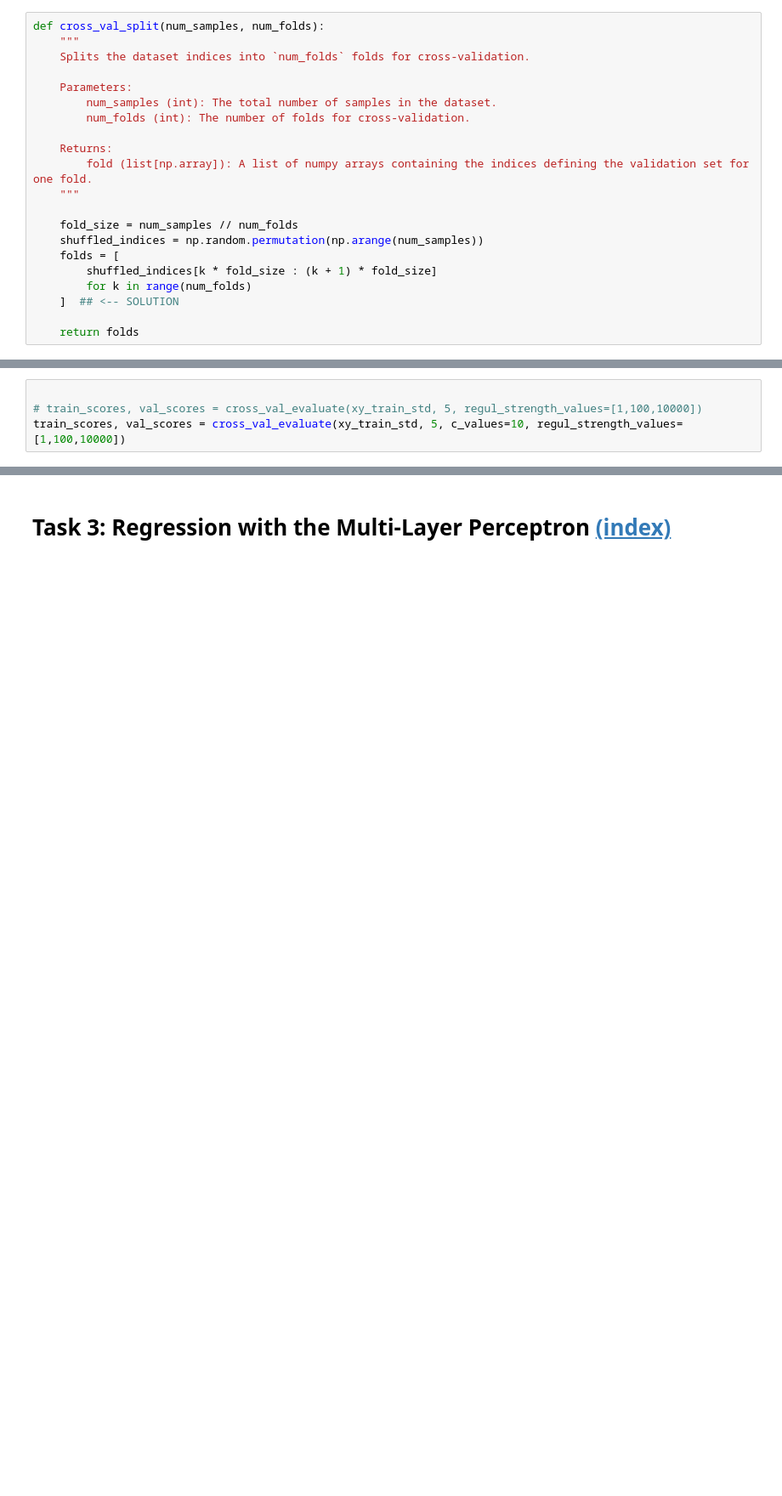
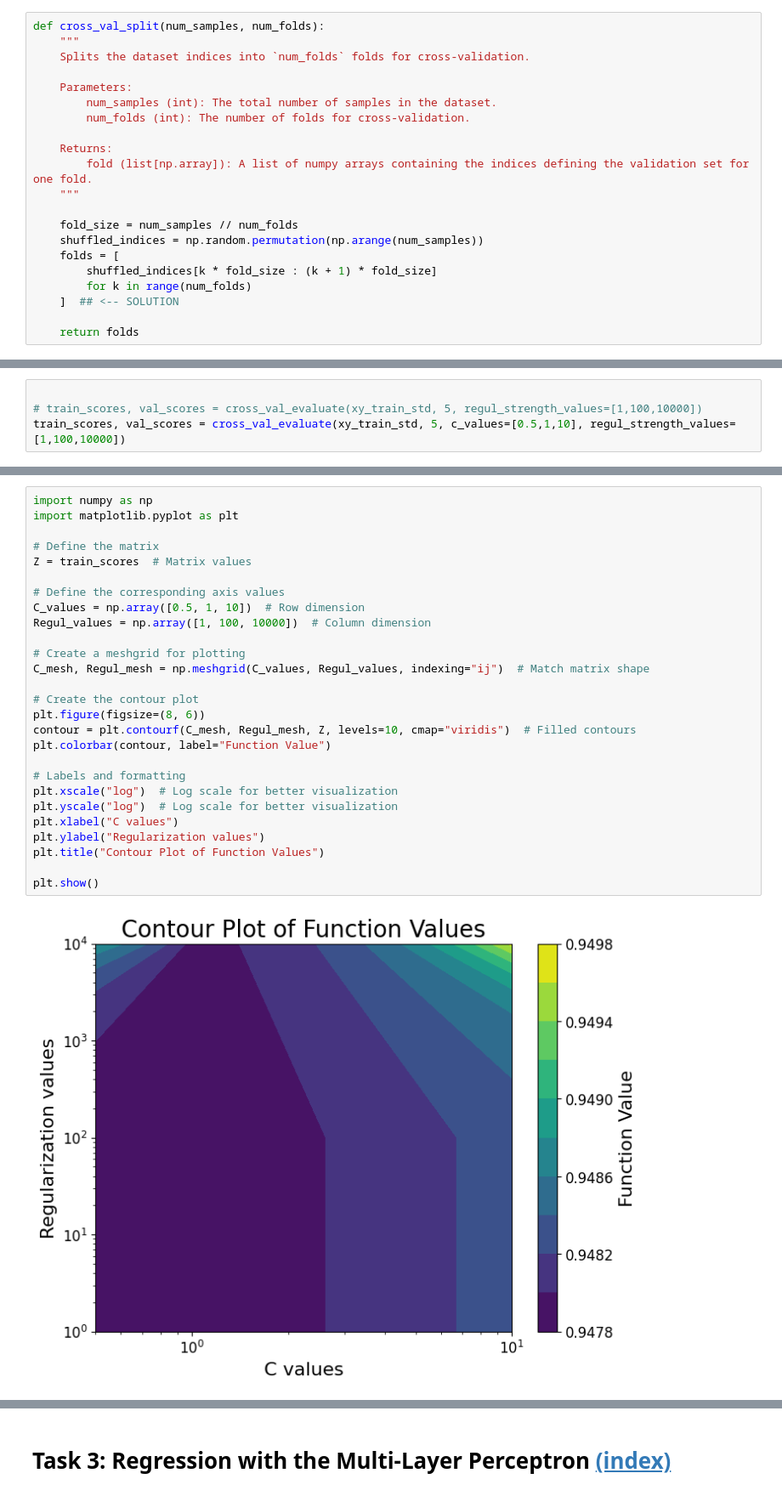
Before and after one commit to SequorIkkyu/MATH60026---Methods-for-Data-Science, a Jupyter notebook: Coursework1/CID_Coursework1.ipynb, the cells around one changed output, grey strips where cells are left out. Shown at 85% size. Saved outputs shown, nothing was run; the diff lists cells and outputs as text; blank space fills up the shorter version.

```diff
--- a/Coursework1/CID_Coursework1.ipynb
+++ b/Coursework1/CID_Coursework1.ipynb
@@ -1497,5 +1507,5 @@ def cross_val_evaluate(data, num_folds, c_values=1, regul_strength_values=100):
 # %%
 
 # train_scores, val_scores = cross_val_evaluate(xy_train_std, 5, regul_strength_values=[1,100,10000])
-train_scores, val_scores = cross_val_evaluate(xy_train_std, 5, c_values=10, regul_strength_values=[1,100,10000])
+train_scores, val_scores = cross_val_evaluate(xy_train_std, 5, c_values=[0.5,1,10], regul_strength_values=[1,100,10000])
 # %% [output]
@@ -1512,0 +1539,29 @@ Validation score: 0.9456140350877192
+# %%
+import numpy as np
+import matplotlib.pyplot as plt
+
+# Define the matrix
+Z = train_scores  # Matrix values
+
+# Define the corresponding axis values
+C_values = np.array([0.5, 1, 10])  # Row dimension
+Regul_values = np.array([1, 100, 10000])  # Column dimension
+
+# Create a meshgrid for plotting
+C_mesh, Regul_mesh = np.meshgrid(C_values, Regul_values, indexing="ij")  # Match matrix shape
+
+# Create the contour plot
+plt.figure(figsize=(8, 6))
+contour = plt.contourf(C_mesh, Regul_mesh, Z, levels=10, cmap="viridis")  # Filled contours
+plt.colorbar(contour, label="Function Value")
+
+# Labels and formatting
+plt.xscale("log")  # Log scale for better visualization
+plt.yscale("log")  # Log scale for better visualization
+plt.xlabel("C values")
+plt.ylabel("Regularization values")
+plt.title("Contour Plot of Function Values")
+
+plt.show()
+# %% [output]
+[figure, added]
```
Also changed, not shown: parts of 15 cells of this notebook.
